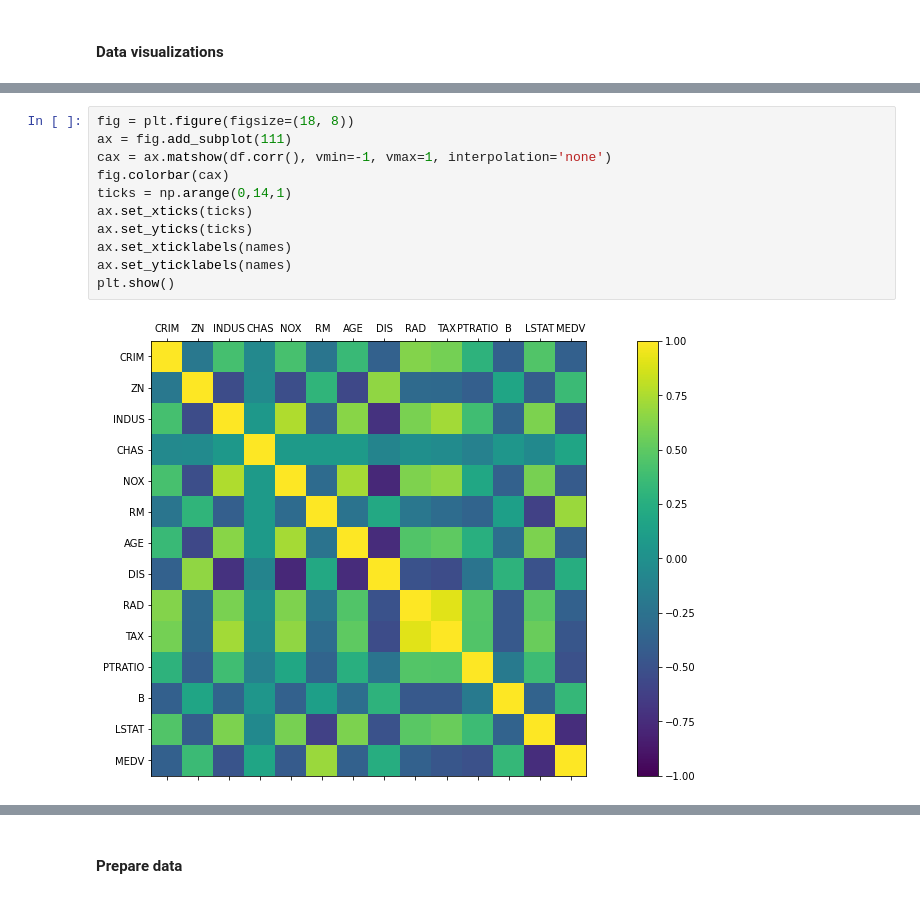
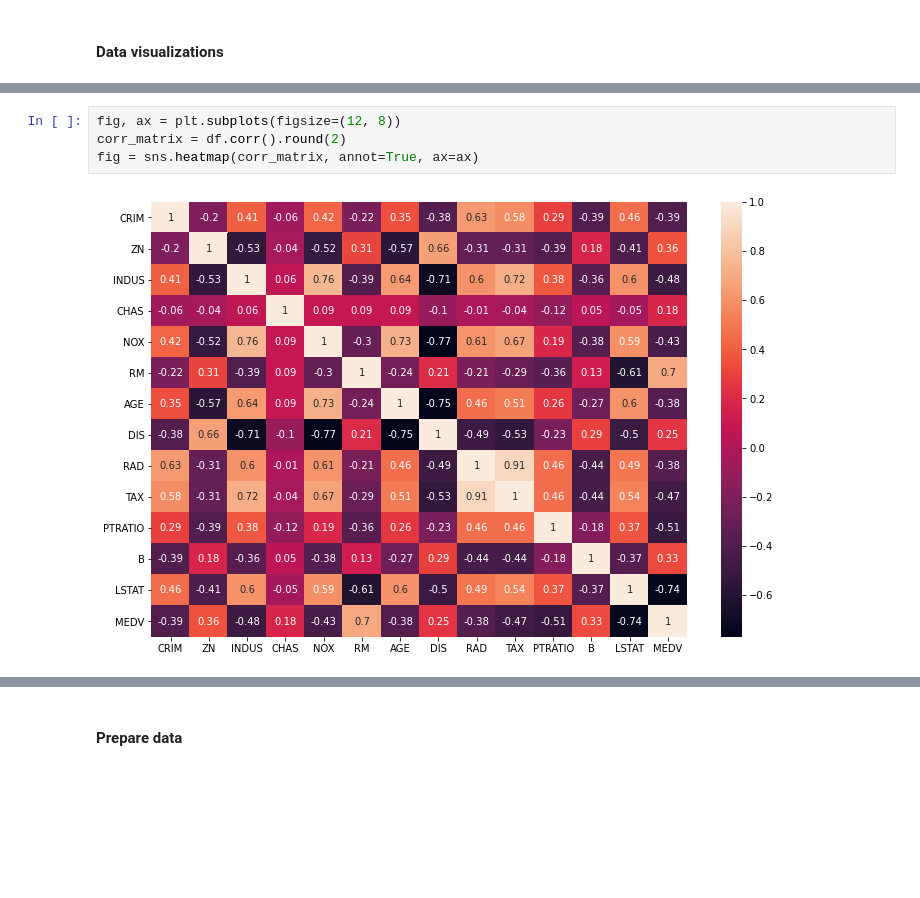
Before and after one commit to gecso75/projects, a Jupyter notebook: boston_house_price.ipynb, the cells around one changed output, grey strips where cells are left out. Drawn from its saved outputs; the diff is of its cells as text; blank space fills up the shorter version.

```diff
--- a/boston_house_price.ipynb
+++ b/boston_house_price.ipynb
@@ -149,13 +126,6 @@ Let us see correlations:
-# %%
-fig = plt.figure(figsize=(18, 8))
-ax = fig.add_subplot(111)
-cax = ax.matshow(df.corr(), vmin=-1, vmax=1, interpolation='none')
-fig.colorbar(cax)
-ticks = np.arange(0,14,1)
-ax.set_xticks(ticks)
-ax.set_yticks(ticks)
-ax.set_xticklabels(names)
-ax.set_yticklabels(names)
-plt.show()
-# %% [output]
-[figure, removed]
+# %%
+fig, ax = plt.subplots(figsize=(12, 8))
+corr_matrix = df.corr().round(2)
+fig = sns.heatmap(corr_matrix, annot=True, ax=ax)
+# %% [output]
+[figure, added]
```
Also changed, not shown: parts of 33 cells of this notebook.
